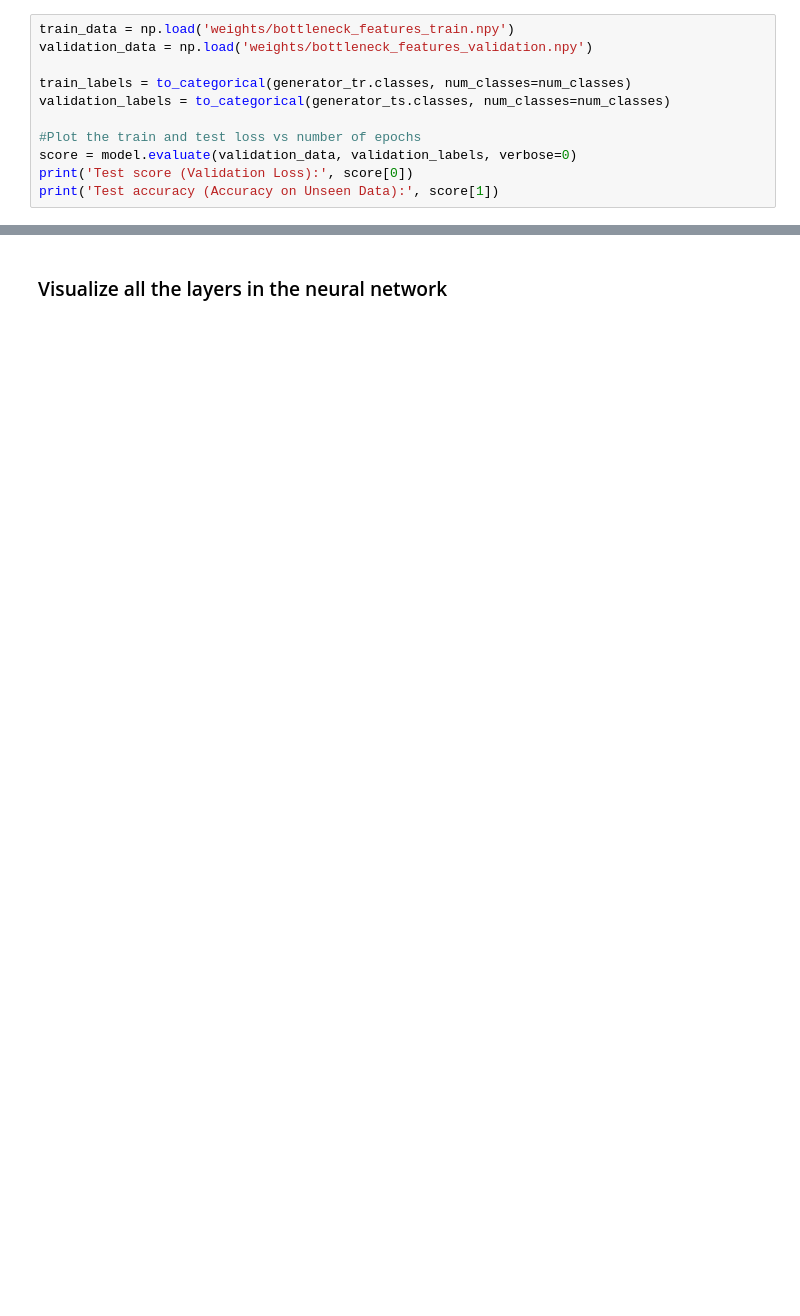
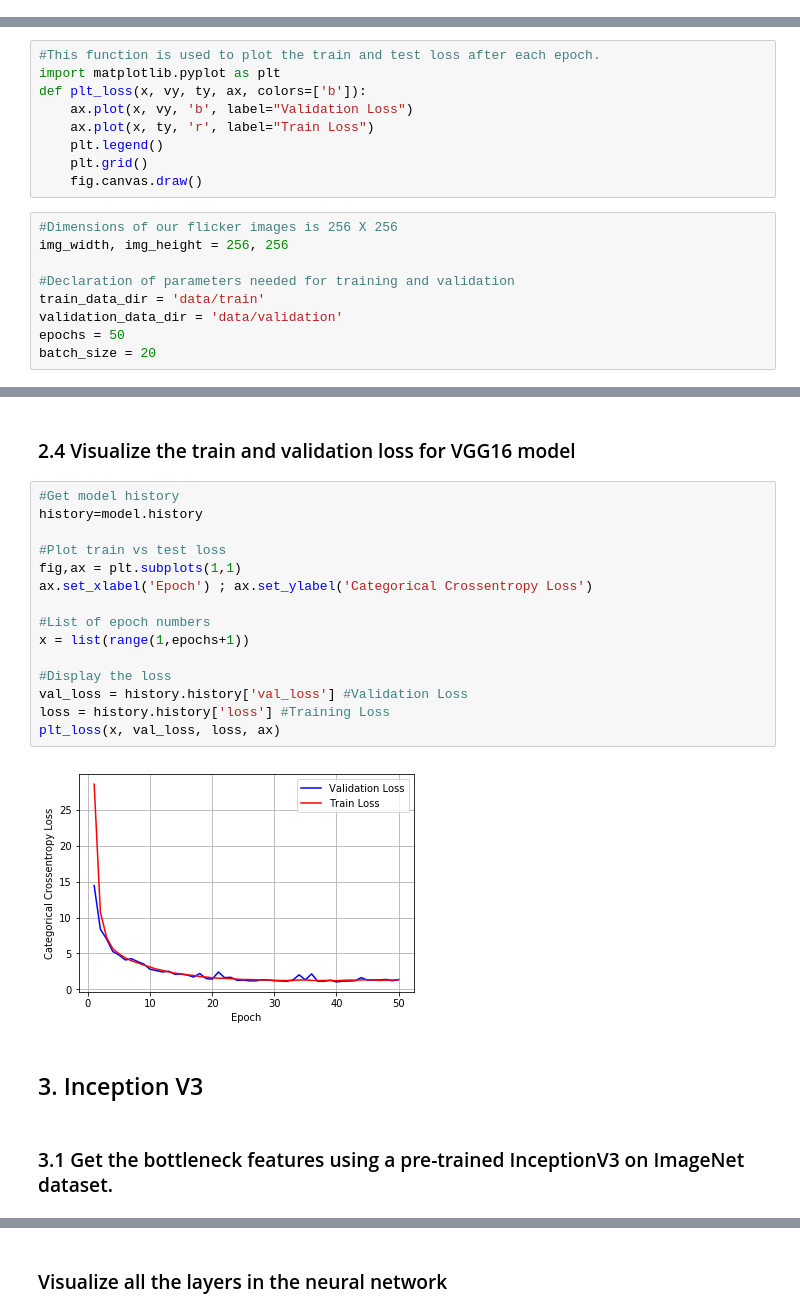
Before and after one commit to saugatapaul1010/Building-extremely-powerful-object-recognizers-using-very-little-data, a Jupyter notebook: Transfer Learning/03. Using Bottleneck features to train the model.ipynb, the cells around one changed output, grey strips where cells are left out. Drawn from its saved outputs; the diff is of its cells as text; blank space fills up the shorter version.

```diff
--- a/Transfer Learning/03. Using Bottleneck features to train the model.ipynb
+++ b/Transfer Learning/03. Using Bottleneck features to train the model.ipynb
@@ -138,11 +0,0 @@ The top layer trained in time:  0:17:29.245009
-# %%
-train_data = np.load('weights/bottleneck_features_train.npy')
-validation_data = np.load('weights/bottleneck_features_validation.npy')
-
-train_labels = to_categorical(generator_tr.classes, num_classes=num_classes)
-validation_labels = to_categorical(generator_ts.classes, num_classes=num_classes)
-
-#Plot the train and test loss vs number of epochs
-score = model.evaluate(validation_data, validation_labels, verbose=0)
-print('Test score (Validation Loss):', score[0])
-print('Test accuracy (Accuracy on Unseen Data):', score[1])
@@ -237,0 +26,18 @@ Test Time:  2.37 seconds
+# %%
+#This function is used to plot the train and test loss after each epoch.
+import matplotlib.pyplot as plt
+def plt_loss(x, vy, ty, ax, colors=['b']):
+    ax.plot(x, vy, 'b', label="Validation Loss")
+    ax.plot(x, ty, 'r', label="Train Loss")
+    plt.legend()
+    plt.grid()
+    fig.canvas.draw()
+# %%
+#Dimensions of our flicker images is 256 X 256
+img_width, img_height = 256, 256
+
+#Declaration of parameters needed for training and validation
+train_data_dir = 'data/train'
+validation_data_dir = 'data/validation'
+epochs = 50
+batch_size = 20
@@ -237,0 +189,23 @@ Test Time:  2.37 seconds
+# %% [markdown]
+### 2.4 Visualize the train and validation loss for VGG16 model
+# %%
+#Get model history
+history=model.history
+
+#Plot train vs test loss
+fig,ax = plt.subplots(1,1)
+ax.set_xlabel('Epoch') ; ax.set_ylabel('Categorical Crossentropy Loss')
+
+#List of epoch numbers
+x = list(range(1,epochs+1))
+
+#Display the loss
+val_loss = history.history['val_loss'] #Validation Loss
+loss = history.history['loss'] #Training Loss
+plt_loss(x, val_loss, loss, ax)
+# %% [output]
+[figure, added]
+# %% [markdown]
+## 3. Inception V3
+# %% [markdown]
+### 3.1 Get the bottleneck features using a pre-trained InceptionV3 on ImageNet dataset.
```
Also changed, not shown: parts of 66 cells of this notebook, 2 other files.
